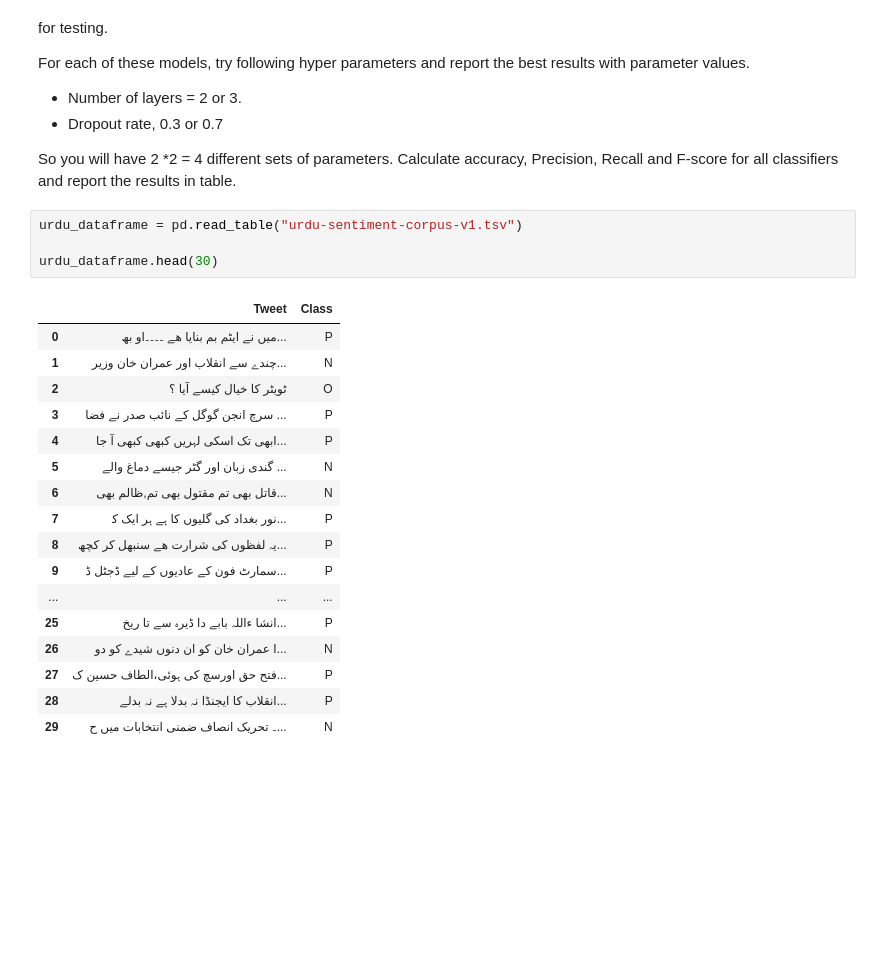
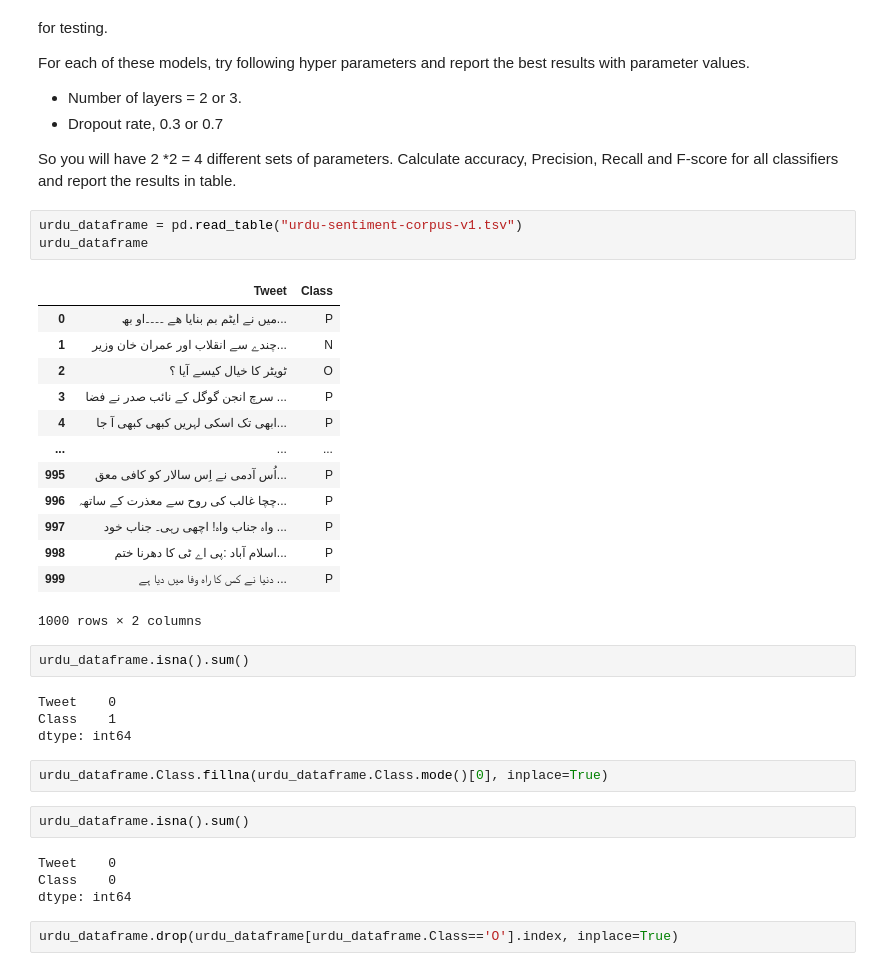
Before and after one commit to joharkhan99/Data-Science-Internship, a Jupyter notebook: Week2/Day2/Regression_and_Sentiment_Analysis.ipynb, the cells around one changed output. Saved outputs shown, nothing was run; the diff lists cells and outputs as text; blank space fills up the shorter version.

```diff
--- a/Week2/Day2/Regression_and_Sentiment_Analysis.ipynb
+++ b/Week2/Day2/Regression_and_Sentiment_Analysis.ipynb
@@ -389,23 +389,34 @@ So you will have 2 *2 = 4 different sets of parameters.
 Calculate accuracy, Precision, Recall and F-score for all classifiers and report the results in table.
 # %%
 urdu_dataframe = pd.read_table("urdu-sentiment-corpus-v1.tsv")
-
-urdu_dataframe.head(30)
+urdu_dataframe
 # %% [output]
 |  | Tweet | Class |
 | 0 | میں نے ایٹم بم بنایا ھے ۔۔۔۔او بھ... | P |
 | 1 | چندے سے انقلاب اور عمران خان وزیر... | N |
 | 2 | ٹویٹر کا خیال کیسے آیا ؟ | O |
 | 3 | سرچ انجن گوگل کے نائب صدر نے فضا ... | P |
 | 4 | ابھی تک اسکی لہریں کبھی کبھی آ جا... | P |
-| 5 | گندی زبان اور گٹر جیسے دماغ والے ... | N |
-| 6 | قاتل بھی تم مقتول بھی تم,ظالم بھی... | N |
-| 7 | ﻧﻮﺭ ﺑﻐﺪﺍﺩ ﮐﯽ ﮔﻠﯿﻮﮞ ﮐﺎ ﮨﮯ ﮨﺮ ﺍﯾﮏ ﮐ... | P |
-| 8 | یہ لفظوں كى شرارت ھے سنبهل کر کچھ... | P |
-| 9 | سمارٹ فون کے عادیوں کے لیے ڈجٹل ڈ... | P |
 | ... | ... | ... |
-| 25 | انشا ءاللہ بابے دا ڈیرہ سے تا ریخ... | P |
-| 26 | ا عمران خان کو ان دنوں شیدے کو دو... | N |
-| 27 | فتح حق اورسچ کی ہوئی،الطاف حسین ک... | P |
-| 28 | ﺍﻧﻘﻼﺏ ﮐﺎ ﺍﯾﺠﻨﮉﺍ ﻧﮧ ﺑﺪﻻ ﮨﮯ ﻧﮧ ﺑﺪﻟﮯ... | P |
-| 29 | ۔ تحریک انصاف ضمنی انتخابات میں ح... | N |
+| 995 | اُس آدمی نے اِس سالار کو کافی معق... | P |
+| 996 | چچا غالب کی روح سے معذرت کے ساتھہ... | P |
+| 997 | واہ جناب واہ! اچھی رہی۔ جناب خود ... | P |
+| 998 | اسلام آباد :پی اے ٹی کا دھرنا ختم... | P |
+| 999 | دنیا نے کس کا راہ وفا میں دیا ہے ... | P |
+1000 rows × 2 columns
+# %%
+urdu_dataframe.isna().sum()
+# %% [output]
+Tweet    0
+Class    1
+dtype: int64
+# %%
+urdu_dataframe.Class.fillna(urdu_dataframe.Class.mode()[0], inplace=True)
+# %%
+urdu_dataframe.isna().sum()
+# %% [output]
+Tweet    0
+Class    0
+dtype: int64
+# %%
+urdu_dataframe.drop(urdu_dataframe[urdu_dataframe.Class=='O'].index, inplace=True)
```
Also changed, not shown: parts of 17 cells of this notebook.
